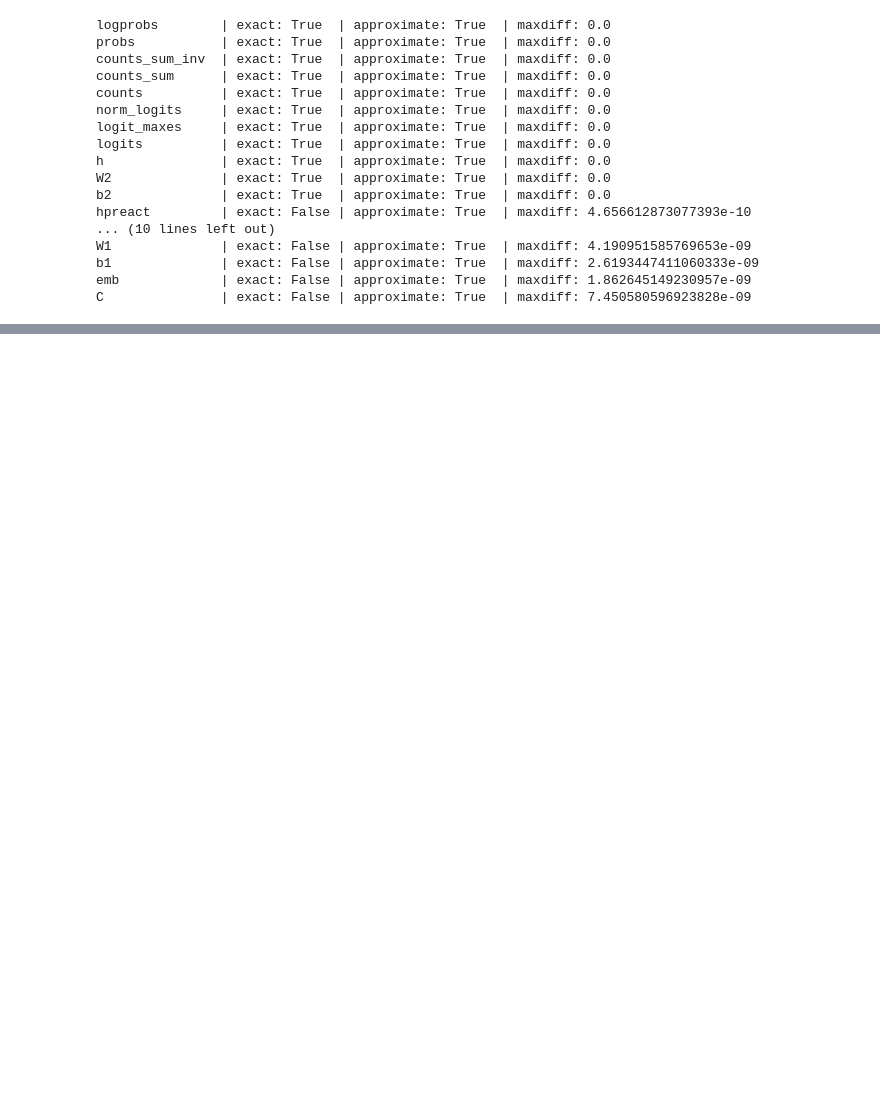
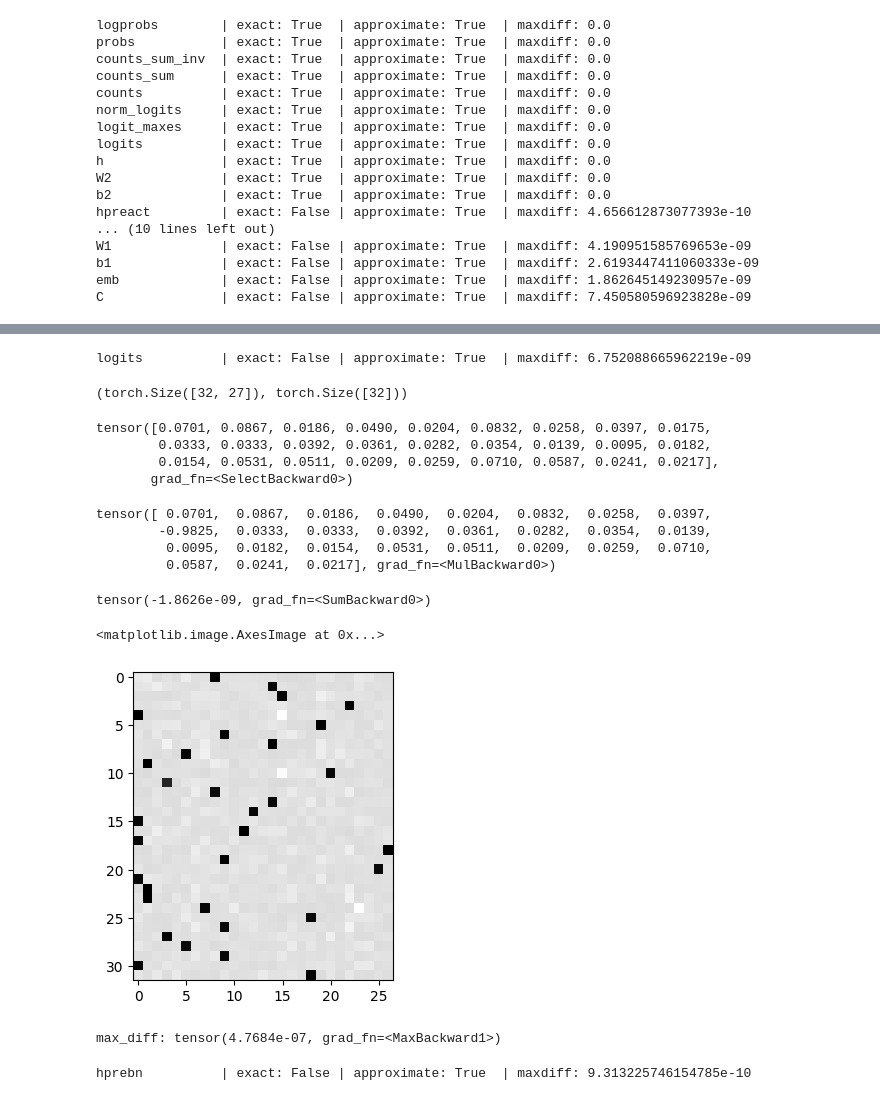
Before and after one commit to amirAHS2000/nn_and_dl, a Jupyter notebook: makemore_part4_backprop.ipynb, the cells around one changed output, grey strips where cells are left out. Saved outputs shown, nothing was run; the diff lists cells and outputs as text; code cells hidden in the pictures; blank space fills up the shorter version.

```diff
--- a/makemore_part4_backprop.ipynb
+++ b/makemore_part4_backprop.ipynb
@@ -237,0 +256,80 @@ C               | exact: False | approximate: True  | maxdiff: 7.450580596923828
+# %%
+# backward pass
+
+dlogits = F.softmax(logits, 1)
+dlogits[range(n), Yb] -= 1
+dlogits /= n
+
+cmp('logits', dlogits, logits)
+# %% [output]
+logits          | exact: False | approximate: True  | maxdiff: 6.752088665962219e-09
+# %%
+logits.shape, Yb.shape
+# %% [output]
+(torch.Size([32, 27]), torch.Size([32]))
+# %%
+F.softmax(logits, 1)[0]
+# %% [output]
+tensor([0.0701, 0.0867, 0.0186, 0.0490, 0.0204, 0.0832, 0.0258, 0.0397, 0.0175,
+        0.0333, 0.0333, 0.0392, 0.0361, 0.0282, 0.0354, 0.0139, 0.0095, 0.0182,
+        0.0154, 0.0531, 0.0511, 0.0209, 0.0259, 0.0710, 0.0587, 0.0241, 0.0217],
+       grad_fn=<SelectBackward0>)
+# %%
+dlogits[0] * n
+# %% [output]
+tensor([ 0.0701,  0.0867,  0.0186,  0.0490,  0.0204,  0.0832,  0.0258,  0.0397,
+        -0.9825,  0.0333,  0.0333,  0.0392,  0.0361,  0.0282,  0.0354,  0.0139,
+         0.0095,  0.0182,  0.0154,  0.0531,  0.0511,  0.0209,  0.0259,  0.0710,
+         0.0587,  0.0241,  0.0217], grad_fn=<MulBackward0>)
+# %%
+dlogits[0].sum()
+# %% [output]
+tensor(-1.8626e-09, grad_fn=<SumBackward0>)
+# %%
+plt.figure(figsize=(4, 4))
+plt.imshow(dlogits.detach(), cmap='gray')
+# %% [output]
+<matplotlib.image.AxesImage at 0x...>
+[figure, added]
+# %%
+# Exercise 3: backprop through batchnorm but all in one go
+# to complete this challenge look at the mathematical expression of the output of batchnorm,
+# take the derivative w.r.t. its input, simplify the expression, and just write it out
+
+# forward pass
+
+# before
+# bnmeani = 1 / n * hprebn.sum(0, keepdim=True)
+# bndiff = hprebn - bnmeani
+# bndiff2 = bndiff ** 2
+# bnvar = 1 / (n - 1) * (bndiff2).sum(0, keepdim=True)
+# bnvar_inv = (bnvar + 1e-5) ** -0.5
+# bnraw = bndiff * bnvar_inv
+# hpreact = bngain * bnraw + bnbias
+
+# now:
+hpreact_fast = bngain * (hprebn - hprebn.mean(0, keepdim=True)) / torch.sqrt(hprebn.var(0, keepdim=True) + 1e-5) + bnbias
+print('max_diff:', (hpreact_fast - hpreact).abs().max())
+# %% [output]
+max_diff: tensor(4.7684e-07, grad_fn=<MaxBackward1>)
+# %%
+# backward pass
+
+# before:
+# dbnraw = bngain * dhpreact
+# dbndiff = bnvar_inv * dbnraw
+# dbnvar_inv = (bndiff * dbnraw).sum(0, keepdim=True)
+# dbnvar = (-0.5*(bnvar + 1e-5)**-1.5) * dbnvar_inv
+# dbndiff2 = (1.0/(n-1))*torch.ones_like(bndiff2) * dbnvar
+# dbndiff += (2*bndiff) * dbndiff2
+# dhprebn = dbndiff.clone()
+# dbnmeani = (-dbndiff).sum(0)
+# dhprebn += 1.0/n * (torch.ones_like(hprebn) * dbnmeani)
+
+# calculate dhprebn given dhpreact (i.e. backprop through the batchnorm)
+# (you'll also need to use some of the variables from the forward pass up above)
+dhprebn = bngain * bnvar_inv / n * (n * dhpreact - dhpreact.sum(0) - n / (n - 1) * bnraw * (dhpreact * bnraw).sum(0))
+
+cmp('hprebn', dhprebn, hprebn)
+# %% [output]
+hprebn          | exact: False | approximate: True  | maxdiff: 9.313225746154785e-10
```
Also changed, not shown: parts of 7 cells of this notebook.
